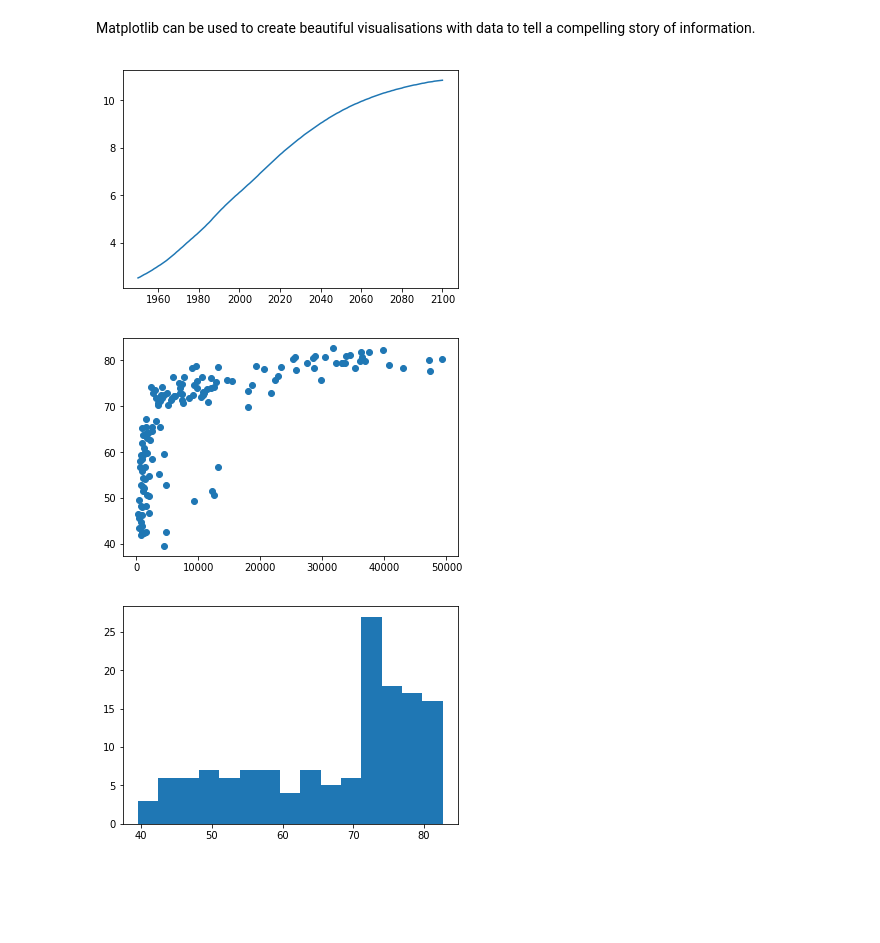
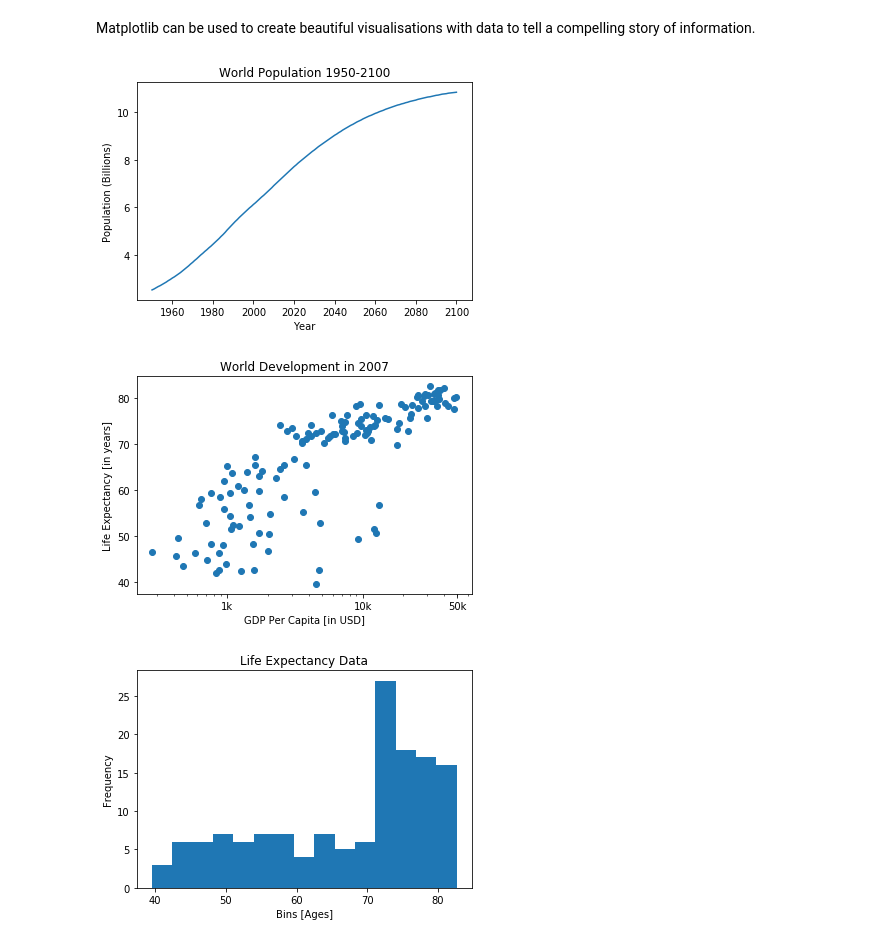
Before and after one commit to LRS4/Python-DataScience, a Jupyter notebook: Matplotlib.ipynb, the cells around one changed output. Cells and saved outputs as stored; diff of their text form; code cells hidden in the pictures; blank space fills up the shorter version.

```diff
--- a/Matplotlib.ipynb
+++ b/Matplotlib.ipynb
@@ -12,23 +12,34 @@ gdp_cap = [974.5803384, 5937.029525999998, 6223.367465, 4797.231267, 12779.37964
 # %%
 # population over time
 
 import matplotlib.pyplot as plt
 
 plt.plot(year, pop)
+plt.title("World Population 1950-2100")
+plt.xlabel("Year")
+plt.ylabel("Population (Billions)")
 plt.show();
 # %% [output]
-[figure, old version]
+[figure, new version]
 # %%
-# gdp per capita and life expectancy correlation
+# gdp per capita and life expectancy logarithmic correlation
 
 plt.scatter(gdp_cap, life_exp)
+plt.xscale('log')
+plt.title("World Development in 2007")
+plt.xlabel("GDP Per Capita [in USD]")
+plt.ylabel("Life Expectancy [in years]")
+plt.xticks([1000,10000,50000],["1k","10k","50k"])
 plt.show();
 # %% [output]
-[figure, old version]
+[figure, new version]
 # %%
 # histogram of life expectancy
 
 plt.hist(life_exp, bins = 15)
+plt.title("Life Expectancy Data")
+plt.ylabel("Frequency")
+plt.xlabel("Bins [Ages]")
 plt.show()
 # %% [output]
-[figure, old version]
+[figure, new version]
```
Also changed, not shown: parts of 1 cell of this notebook.
